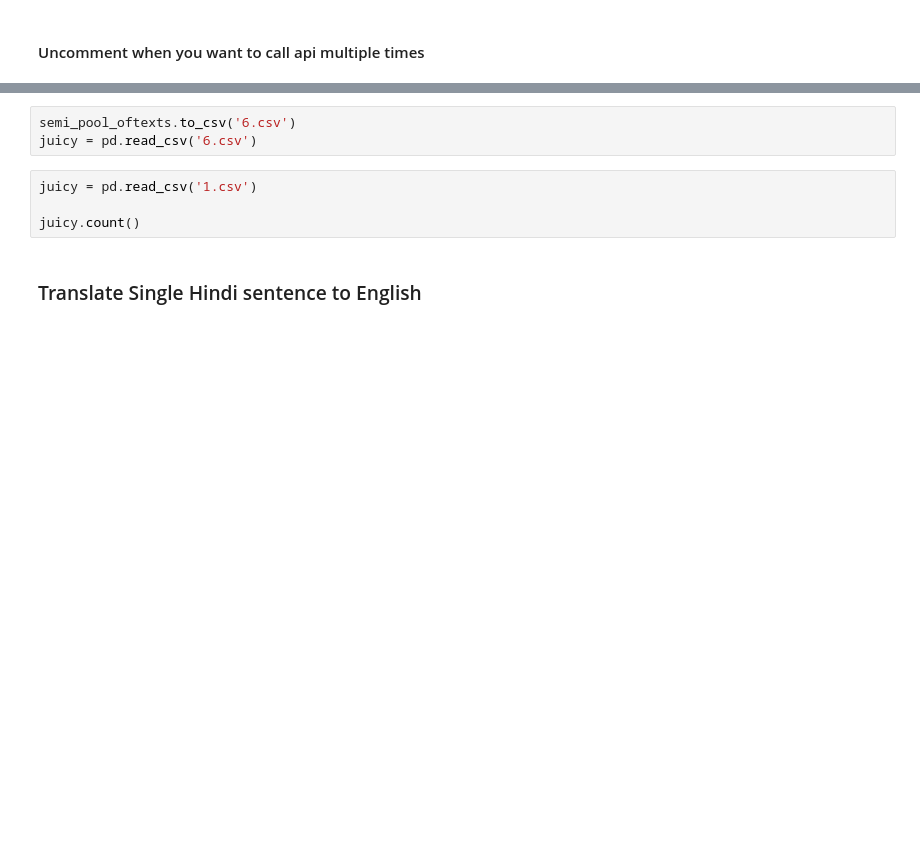
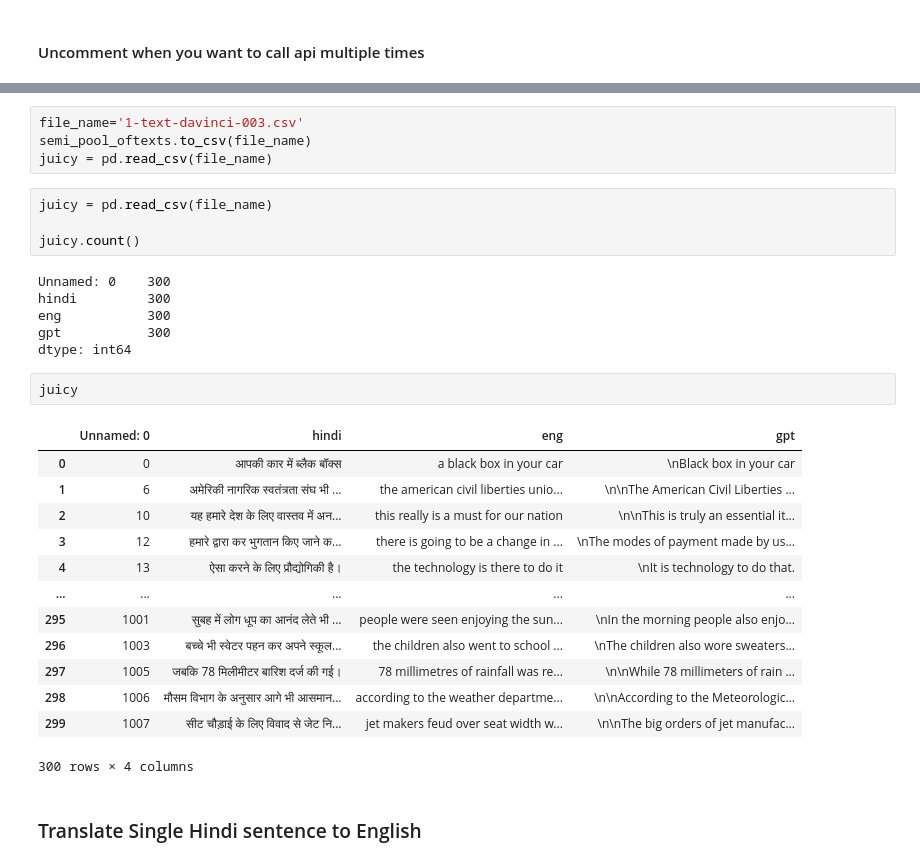
Before and after one commit to ASIF-Mahmud1/machine-translation, a Jupyter notebook: machine-learning/train/gpt/index.ipynb, the cells around one changed output, grey strips where cells are left out. Drawn from its saved outputs; the diff is of its cells as text; blank space fills up the shorter version.

Commit message:
[add] translation generated by text-davinci model and saved in csv

```diff
--- a/machine-learning/train/gpt/index.ipynb
+++ b/machine-learning/train/gpt/index.ipynb
@@ -103,10 +260,33 @@ semi_pool_oftexts
-# %%
-semi_pool_oftexts.to_csv('6.csv')
-juicy = pd.read_csv('6.csv')
+# %%
+file_name='1-text-davinci-003.csv'
+semi_pool_oftexts.to_csv(file_name)
+juicy = pd.read_csv(file_name)
 # %%
-juicy = pd.read_csv('1.csv')
+juicy = pd.read_csv(file_name)
 
 juicy.count()
+# %% [output]
+Unnamed: 0    300
+hindi         300
+eng           300
+gpt           300
+dtype: int64
+# %%
+juicy
+# %% [output]
+|  | Unnamed: 0 | hindi | eng | gpt |
+| 0 | 0 | आपकी कार में ब्लैक बॉक्स | a black box in your car | \nBlack box in your car |
+| 1 | 6 | अमेरिकी नागरिक स्वतंत्रता संघ भी ... | the american civil liberties unio... | \n\nThe American Civil Liberties ... |
+| 2 | 10 | यह हमारे देश के लिए वास्तव में अन... | this really is a must for our nation | \n\nThis is truly an essential it... |
+| 3 | 12 | हमारे द्वारा कर भुगतान किए जाने क... | there is going to be a change in ... | \nThe modes of payment made by us... |
+| 4 | 13 | ऐसा करने के लिए प्रौद्योगिकी है। | the technology is there to do it | \nIt is technology to do that. |
+| ... | ... | ... | ... | ... |
+| 295 | 1001 | सुबह में लोग धूप का आनंद लेते भी ... | people were seen enjoying the sun... | \nIn the morning people also enjo... |
+| 296 | 1003 | बच्चे भी स्वेटर पहन कर अपने स्कूल... | the children also went to school ... | \nThe children also wore sweaters... |
+| 297 | 1005 | जबकि 78 मिलीमीटर बारिश दर्ज की गई। | 78 millimetres of rainfall was re... | \n\nWhile 78 millimeters of rain ... |
+| 298 | 1006 | मौसम विभाग के अनुसार आगे भी आसमान... | according to the weather departme... | \n\nAccording to the Meteorologic... |
+| 299 | 1007 | सीट चौड़ाई के लिए विवाद से जेट नि... | jet makers feud over seat width w... | \n\nThe big orders of jet manufac... |
+300 rows × 4 columns
 # %% [markdown]
 ### Translate Single Hindi sentence to English
 # %%
```
Also changed, not shown: parts of 17 cells of this notebook, 1 other file.
